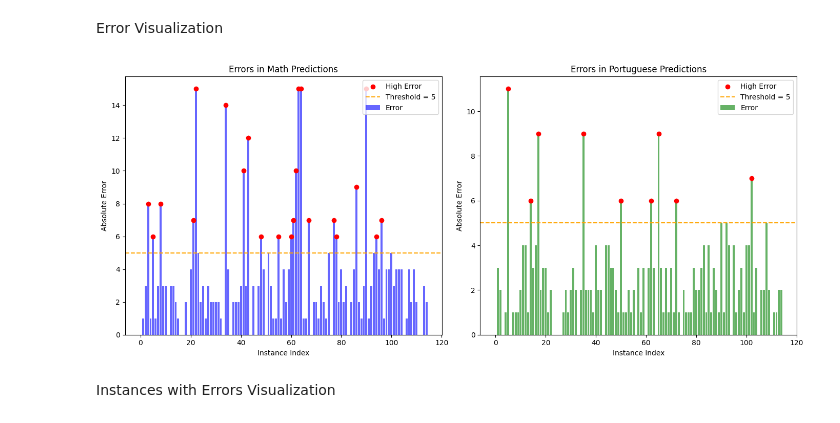
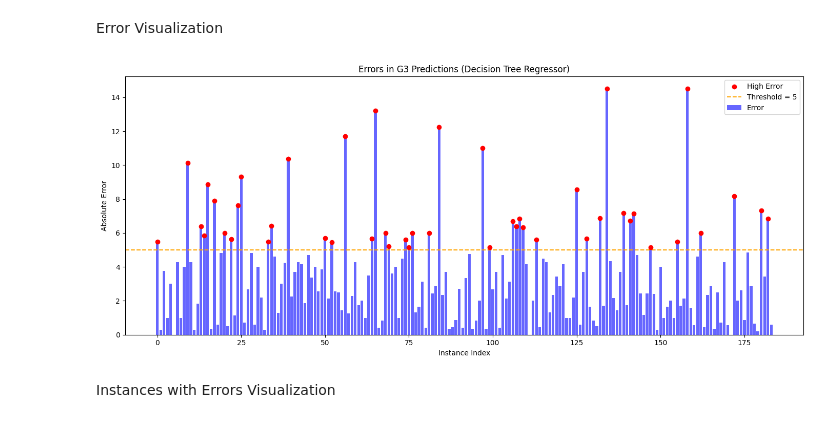
Before and after one commit to MiguelCarloKua/STINTSY_AlcoholConsumption, a Jupyter notebook: STINTSY_StudentAlcohol.ipynb, the cells around one changed output. Saved outputs shown, nothing was run; the diff lists cells and outputs as text; code cells hidden in the pictures.

```diff
--- a/STINTSY_StudentAlcohol.ipynb
+++ b/STINTSY_StudentAlcohol.ipynb
@@ -528,9 +528,9 @@ y = tree_data['G3']  # Target variable
 Then, the dataset itself is split into its train and test sets, and remove the extra dimension
 # %%
 from sklearn.model_selection import train_test_split
-X_train, X_test, y_train, y_test = train_test_split(X, y, test_size=0.3, random_state=42)
+X_train_tree, X_test_tree, y_train_tree, y_test_tree = train_test_split(X_tree, y_tree, test_size=0.3, random_state=42)
 
-y_train = np.squeeze(y_train)
-y_test = np.squeeze(y_test)
+y_train_tree = np.squeeze(y_train_tree)
+y_test_tree = np.squeeze(y_test_tree)
 # %% [markdown]
 Afterwards, its time to build and train the decision tree model for predicting the final grade. The initial hyperparameters that are utilized, ensure that the tree to grow as deep as necessary, capturing the full complexity of the data, ensures the tree can grow with minimal restriction, and lastly, ensures that even the smallest leaf node can contain just 1 sample.
@@ -960,0 +912,15 @@ Instance 102: Actual = 19, Predicted = 12.0, Error = 7.0
+# %%
+# Reset the index of y_test_tree to ensure it's integer-based
+y_test_tree = y_test_tree.reset_index(drop=True)
+errors_tree = abs(y_test_tree - y_pred_tree)
+
+# Set the threshold for high errors (e.g., threshold = 5)
+threshold = 5
+
+# Find indices where errors exceed the threshold
+high_error_indices_tree = np.where(errors_tree > threshold)[0]
+
+# Display the high error instances
+print(f'High error instances for G3 predictions (Threshold = {threshold})')
+for idx in high_error_indices_tree:
+    print(f'Instance {idx}: Actual = {y_test_tree.iloc[idx]}, Predicted = {y_pred_tree[idx]}, Error = {errors_tree[idx]:.2f}')
@@ -961,33 +945,22 @@ Instance 102: Actual = 19, Predicted = 12.0, Error = 7.0
 # %% [markdown]
 Error Visualization
 # %%
-high_error_indices_math = numpy.where(errors_math > threshold)[0]
-high_error_indices_port = numpy.where(errors_port > threshold)[0]
-
 plt.figure(figsize=(14, 6))
 
-plt.subplot(1, 2, 1)
-plt.bar(range(len(errors_math)), errors_math, color='blue', alpha=0.6, label='Error')
-plt.scatter(high_error_indices_math, errors_math[high_error_indices_math], color='red', label='High Error', zorder=5)
+# Plot for G3 predictions
+plt.bar(range(len(errors_tree)), errors_tree, color='blue', alpha=0.6, label='Error')
+plt.scatter(high_error_indices_tree, errors_tree[high_error_indices_tree], color='red', label='High Error', zorder=5)
 plt.axhline(threshold, color='orange', linestyle='--', label=f'Threshold = {threshold}')
-plt.title('Errors in Math Predictions')
+plt.title('Errors in G3 Predictions (Decision Tree Regressor)')
 plt.xlabel('Instance Index')
 plt.ylabel('Absolute Error')
 plt.legend()
 
-plt.subplot(1, 2, 2)
-plt.bar(range(len(errors_port)), errors_port, color='green', alpha=0.6, label='Error')
-plt.scatter(high_error_indices_port, errors_port[high_error_indices_port], color='red', label='High Error', zorder=5)
-plt.axhline(threshold, color='orange', linestyle='--', label=f'Threshold = {threshold}')
-plt.title('Errors in Portuguese Predictions')
-plt.xlabel('Instance Index')
-plt.ylabel('Absolute Error')
-plt.legend()
-
+# Display the plot
 plt.tight_layout()
 plt.show()
 # %% [output]
-[figure, old version]
+[figure, new version]
 # %% [markdown]
 Instances with Errors Visualization
 # %% [markdown]
```
Also changed, not shown: parts of 25 cells of this notebook.
